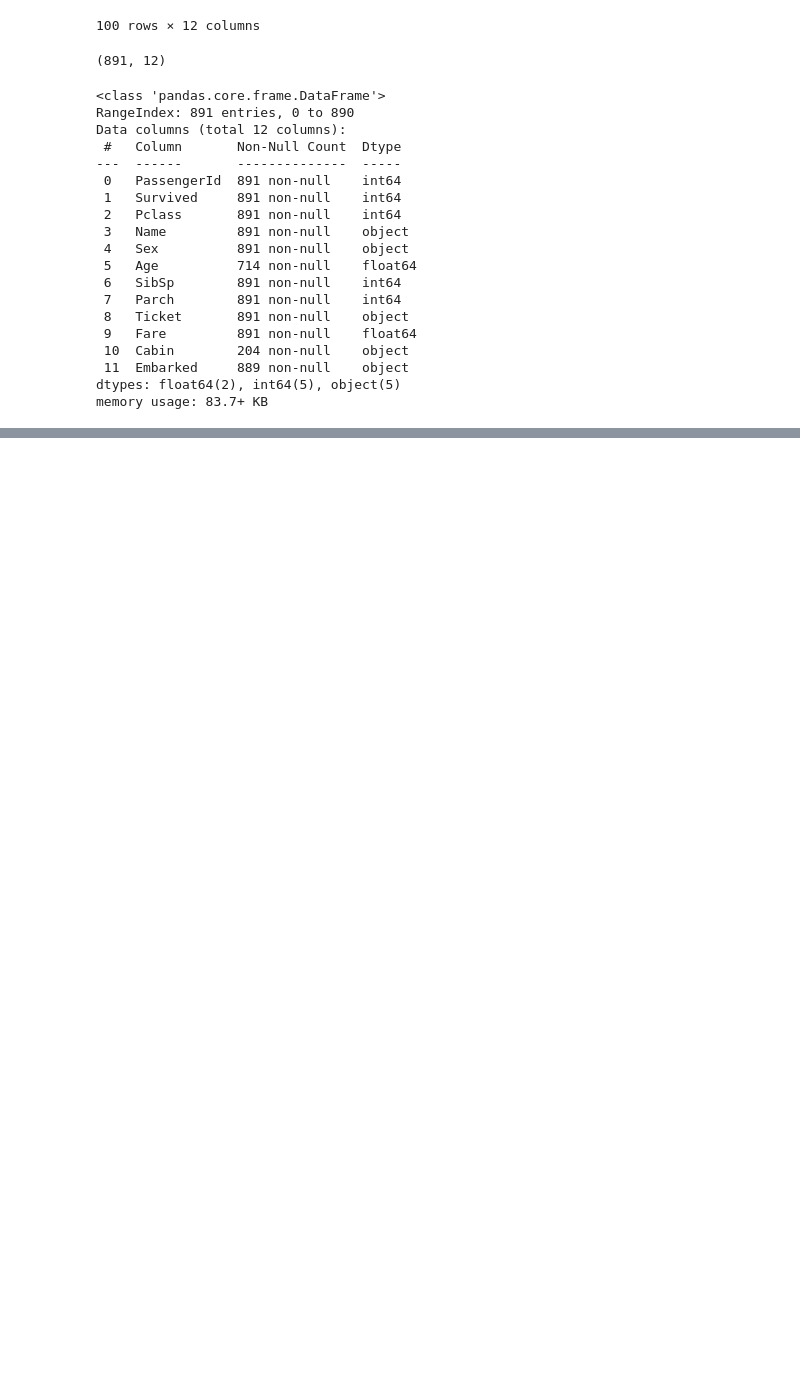
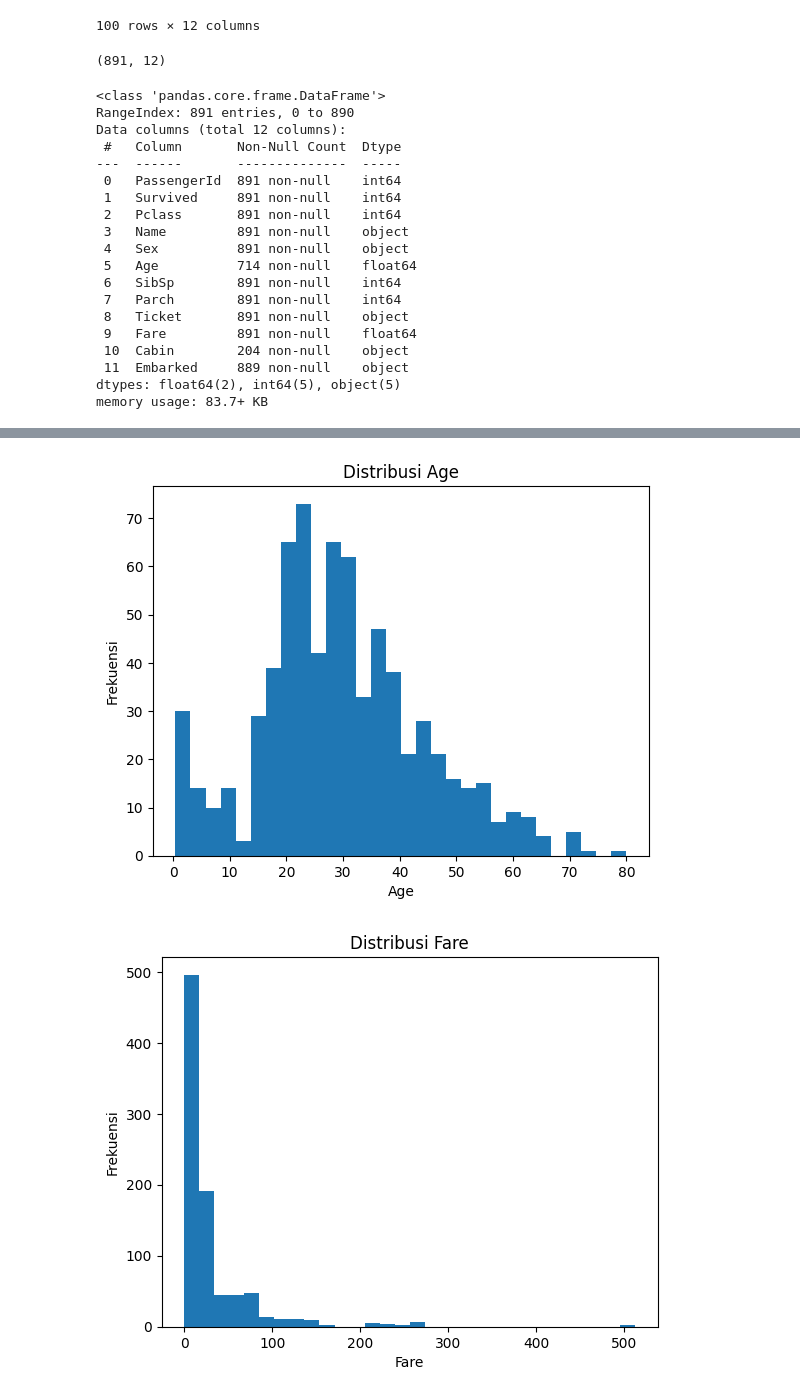
Before and after one commit to byhaqii/Machine-Learning-2025, a Jupyter notebook: JS02_P1_EDA.ipynb, the cells around one changed output, grey strips where cells are left out. Saved outputs shown, nothing was run; the diff lists cells and outputs as text; code cells hidden in the pictures; blank space fills up the shorter version.

```diff
--- a/JS02_P1_EDA.ipynb
+++ b/JS02_P1_EDA.ipynb
@@ -59,0 +89,11 @@ memory usage: 83.7+ KB
+# %%
+num_cols = ['Age','Fare']
+for col in num_cols:
+    plt.figure()
+    plt.hist(df[col], bins=30)
+    plt.title(f'Distribusi {col}')
+    plt.xlabel(col); plt.ylabel('Frekuensi')
+    plt.show()
+# %% [output]
+[figure, added]
+[figure, added]
```
Also changed, not shown: parts of 5 cells of this notebook.
